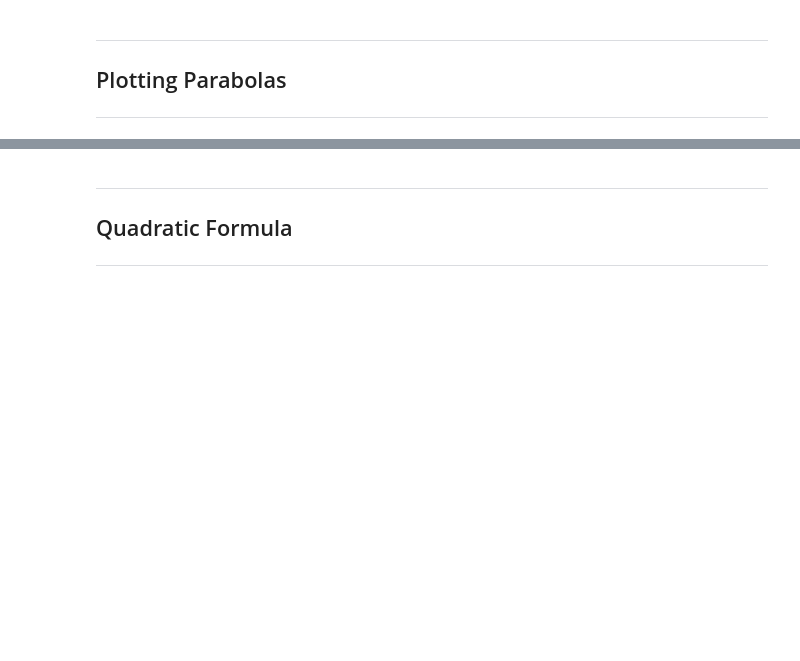
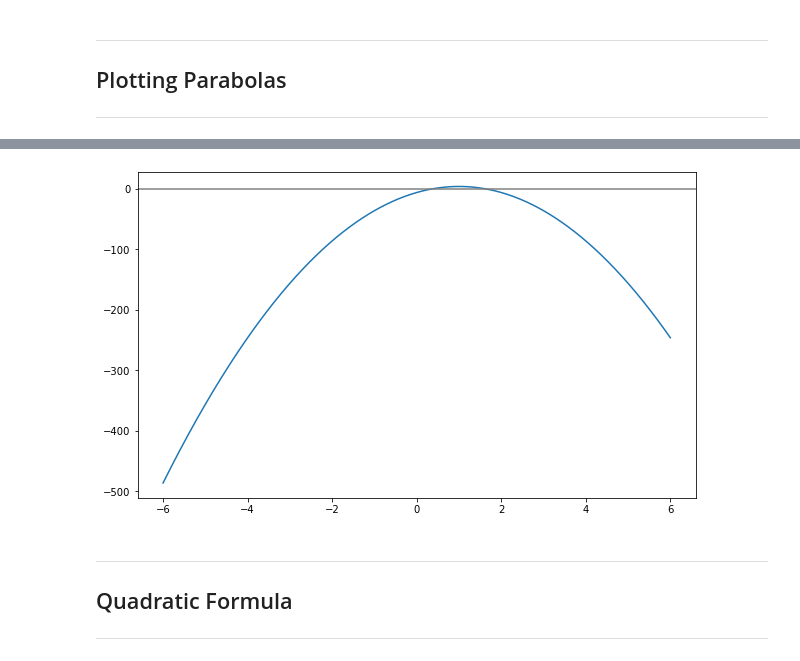
Before and after one commit to DylanMorr/Emerging-Technology-Assessment, a Jupyter notebook: content/Main-Notebooks/fourier-transform.ipynb, the cells around one changed output, grey strips where cells are left out. Saved outputs shown, nothing was run; the diff lists cells and outputs as text; code cells hidden in the pictures; blank space fills up the shorter version.

```diff
--- a/content/Main-Notebooks/fourier-transform.ipynb
+++ b/content/Main-Notebooks/fourier-transform.ipynb
@@ -161,3 +222,14 @@ Ref - https://github.com/ianmcloughlin/2223-S1-emerging-technologies/blob/main/n
+# %%
+# Range of x values.
+x = np.linspace(-6.0, 6.0, 1000)
+# Create figure.
+fig, ax = plt.subplots(figsize=(10,6))
+# Plot.
+ax.plot(x, -10*x**2 + 20*x - 6)
+# Plot x axis.
+ax.axhline(0.0, color='grey');
+# %% [output]
+[figure, added]
 # %% [markdown]
 ***
 
```
Also changed, not shown: parts of 8 cells of this notebook.
